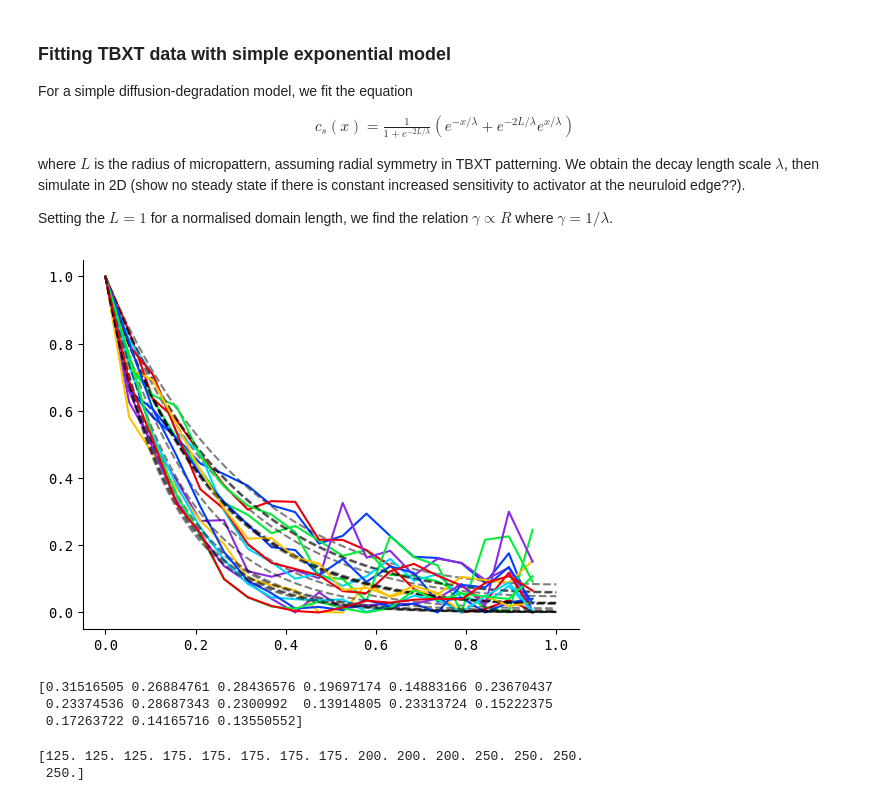
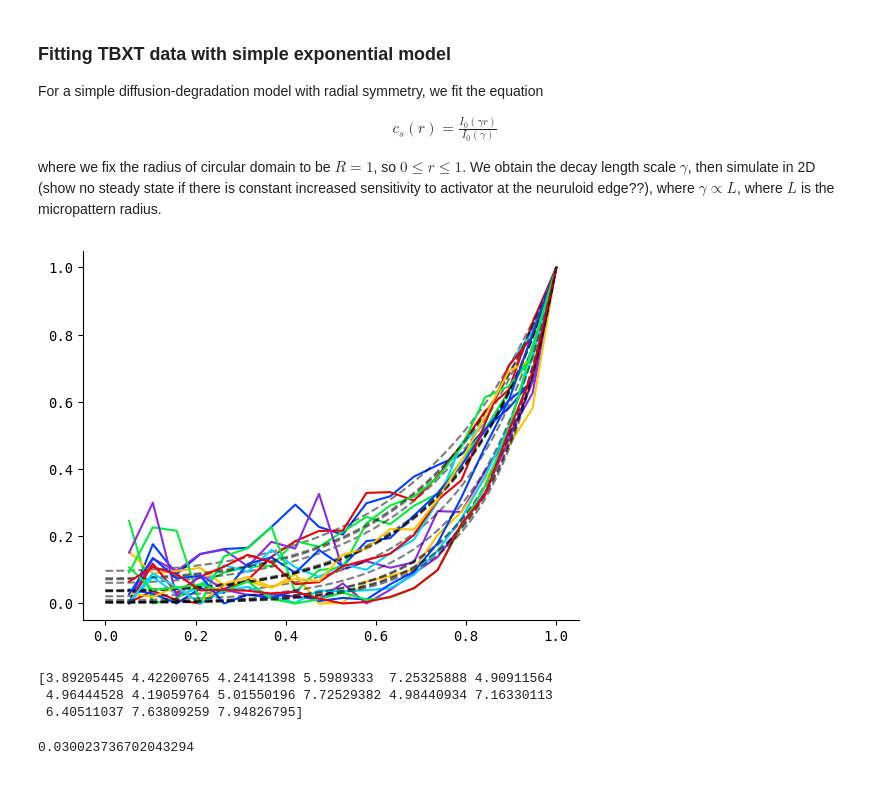
Before and after one commit to TimSaundersLab/posterior_neuruloid_patterning_segmentation, a Jupyter notebook: notebooks/fitting_simple_exponential_with_tbxt.ipynb, the cells around one changed output. Saved outputs shown, nothing was run; the diff lists cells and outputs as text; code cells hidden in the pictures.

Commit message:
bessel

```diff
--- a/notebooks/fitting_simple_exponential_with_tbxt.ipynb
+++ b/notebooks/fitting_simple_exponential_with_tbxt.ipynb
@@ -20,14 +21,16 @@ import neuruloid_segmentation.utils as u
 # %% [markdown]
 ### Fitting TBXT data with simple exponential model
 
-For a simple diffusion-degradation model, we fit the equation
+For a simple diffusion-degradation model with radial symmetry, we fit the equation
+<!-- \begin{align}
+c_s(r) = \frac{1}{1+e^{-2L/\lambda}} (e^{-x/\lambda} + e^{-2L/\lambda}e^{x/\lambda})
+\end{align} -->
+
 \begin{align}
-c_s(x) = \frac{1}{1+e^{-2L/\lambda}} (e^{-x/\lambda} + e^{-2L/\lambda}e^{x/\lambda})
+    c_s(r) = \frac{I_0(\gamma r)}{I_0(\gamma)}
 \end{align}
 
-where $L$ is the radius of micropattern, assuming radial symmetry in TBXT patterning. We obtain the decay length scale $\lambda$, then simulate in 2D (show no steady state if there is constant increased sensitivity to activator at the neuruloid edge??).
-
-Setting the $L=1$ for a normalised domain length, we find the relation $\gamma \propto R$ where $\gamma = 1/\lambda$.
+where we fix the radius of circular domain to be $R=1$, so $0\leq r \leq 1$. We obtain the decay length scale $\gamma$, then simulate in 2D (show no steady state if there is constant increased sensitivity to activator at the neuruloid edge??), where $\gamma \propto L$, where $L$ is the micropattern radius.
 # %%
 # obtain TBXT data
 TBXT_intensity_data_folder = "../intensity_data"
@@ -42,59 +45,62 @@ data_color = {"ctrl_250":"red", "ctrl_350":"blue",
 # function to fit
 def c_s(x, lam):
     return (np.exp(-x/lam) + np.exp(-2/lam) * np.exp(x/lam)) / (1 + np.exp(-2/lam))
+
+def bessel_function_solution(r, gamma):
+    return sp.iv(0, r * gamma) / sp.iv(0, gamma)
 # %%
 def fitting(xdata, ydata):
-    initial_guess = [0.1]
-    popt, pcov = curve_fit(c_s, xdata, ydata, p0=initial_guess)
-    fitted_lambda = popt[0]
-    lambda_err = np.sqrt(np.diag(pcov))[0]
-    return fitted_lambda, lambda_err
+    initial_guess = [5]
+    popt, pcov = curve_fit(bessel_function_solution, xdata, ydata, p0=initial_guess)
+    fitted_gamma = popt[0]
+    gamma_err = np.sqrt(np.diag(pcov))[0]
+    return fitted_gamma, gamma_err
 # %%
 # make a dictionary of all the lambda values for different radii
-fitted_lambda_array = []
+fitted_gamma_array = []
 radius_sizes_array = []
 
 for data_name in list(data_names_sizes.keys()):
 
     sample_names = os.listdir((os.path.join(data_folder_path, data_name)))
 
     for i in range(len(sample_names)):
 
         # get df of the sample
         df = pd.read_csv(os.path.join(f"{data_folder_path}/{data_name}", sample_names[i]))
         discrete_dict = np.linspace(0, np.max(df["distance"].to_numpy()), 20)
         normalise_max_df = process.process_raw_to_norm_dataframe(df,
                                                                  discrete_dict,
                                                                  channels=[3],
                                                                  subtract_bg=[True])
 
         tbxt_dist = discrete_dict / np.max(discrete_dict)
         tbxt_intensity = normalise_max_df["channel_3"].to_numpy()
+        tbxt_intensity = tbxt_intensity[::-1]
 
-        fitted_lambda, _ = fitting(tbxt_dist[:-1], tbxt_intensity)
+        fitted_gamma, _ = fitting(tbxt_dist[1:], tbxt_intensity)
 
-        plt.plot(tbxt_dist[:-1], tbxt_intensity, label=sample_names[i])
+        plt.plot(tbxt_dist[1:], tbxt_intensity, label=sample_names[i])
         x = np.linspace(0, 1, 100)
-        plt.plot(x, c_s(x, fitted_lambda), linestyle='--', color='black', alpha=0.5)
+        plt.plot(x, bessel_function_solution(x, fitted_gamma), linestyle='--', color='black', alpha=0.5)
 
-        fitted_lambda_array.append(fitted_lambda)
+        fitted_gamma_array.append(fitted_gamma)
         radius_sizes_array.append(data_names_sizes[data_name] / 2)
 # %% [output]
-[figure, old version]
+[figure, new version]
 # %%
-print(np.array(fitted_lambda_array))
+print(np.array(fitted_gamma_array))
 # %% [output]
-[0.31516505 0.26884761 0.28436576 0.19697174 0.14883166 0.23670437
- 0.23374536 0.28687343 0.2300992  0.13914805 0.23313724 0.15222375
- 0.17263722 0.14165716 0.13550552]
+[3.89205445 4.42200765 4.24141398 5.5989333  7.25325888 4.90911564
+ 4.96444528 4.19059764 5.01550196 7.72529382 4.98440934 7.16330113
+ 6.40511037 7.63809259 7.94826795]
 # %%
 radius = np.array(radius_sizes_array)
-gamma = 1 / np.array(fitted_lambda_array)
+gamma = np.array(fitted_gamma_array)
 slope, r_squared = u.fit_proportional_line_and_evaluate(radius, gamma)
-print(radius)
+print(slope)
 # %% [output]
-[125. 125. 125. 175. 175. 175. 175. 175. 200. 200. 200. 250. 250. 250.
- 250.]
+0.030023736702043294
 # %%
 # plot linear line
 fig, ax = plt.subplots()
```
Also changed, not shown: parts of 2 cells of this notebook.
